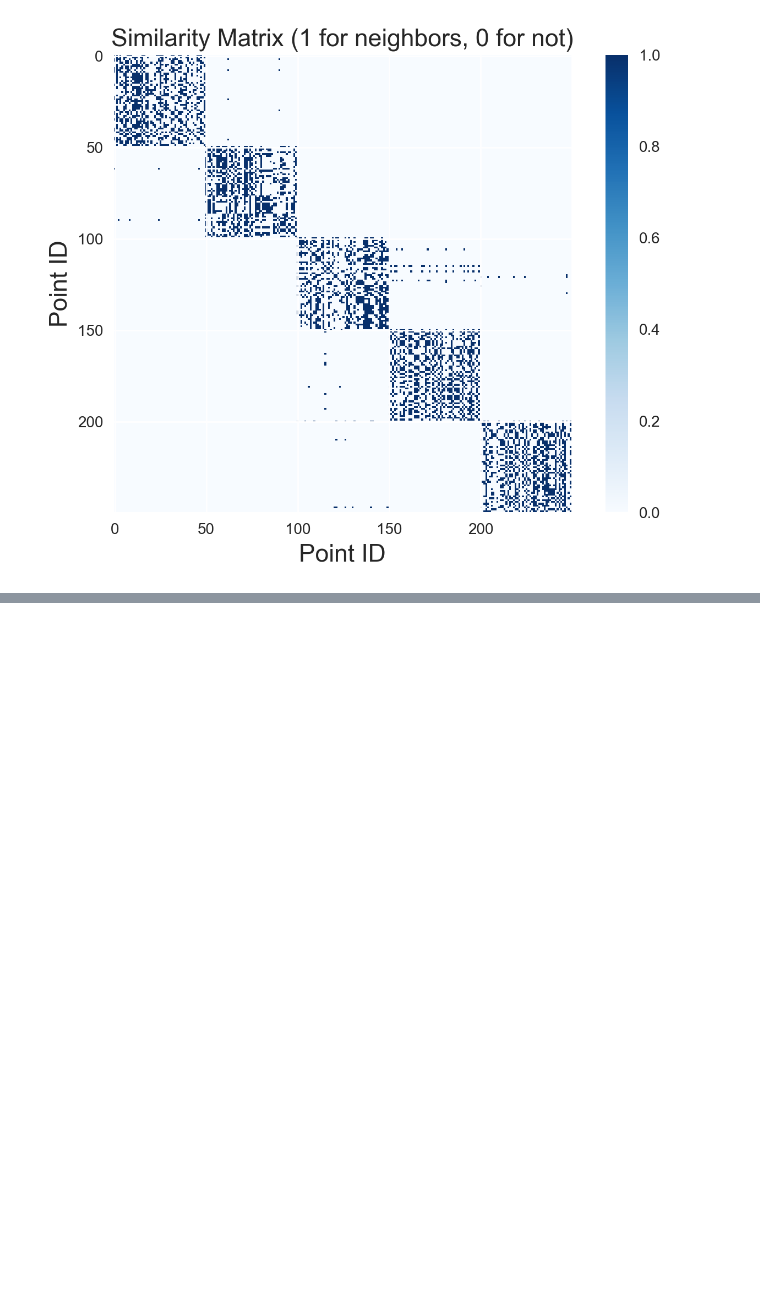
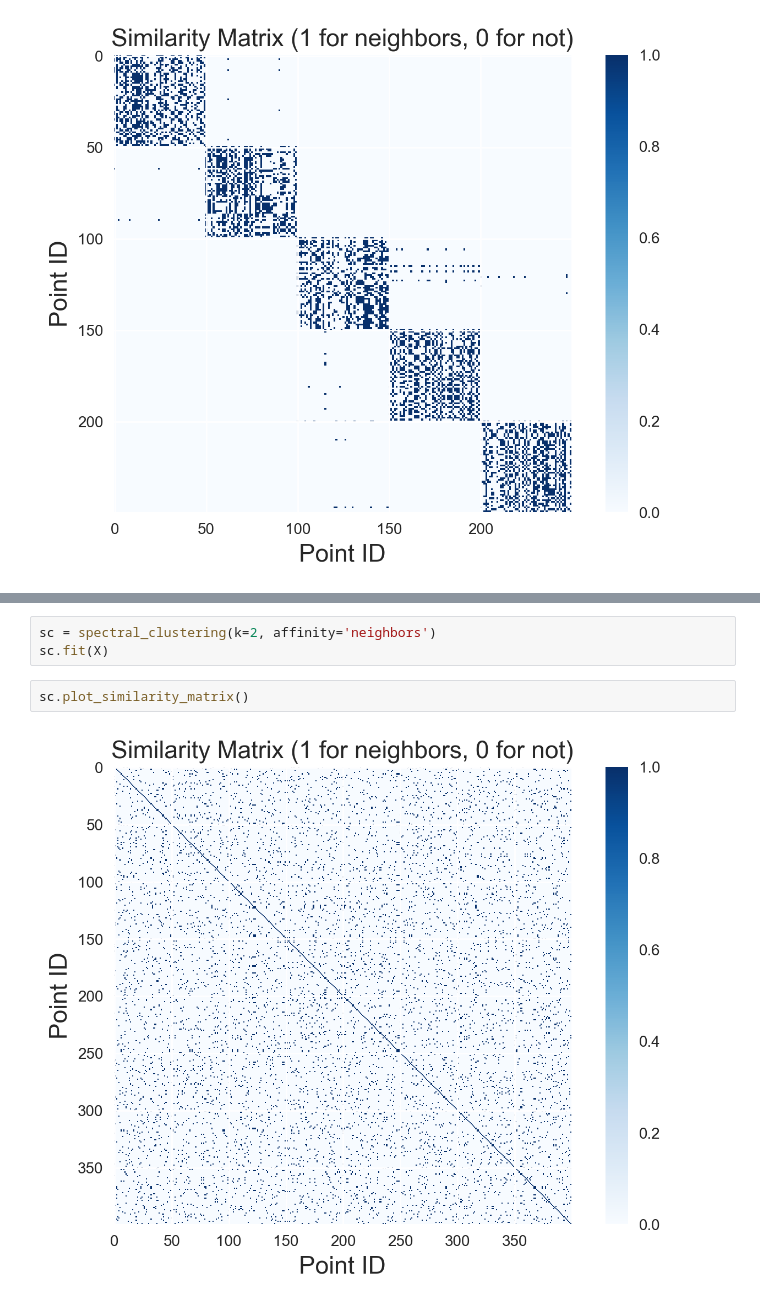
Before and after one commit to ZWMiller/machine_learning_from_scratch, a Jupyter notebook: notebooks/clustering/spectral_clustering.ipynb, the cells around one changed output, grey strips where cells are left out. Drawn from its saved outputs; the diff is of its cells as text; blank space fills up the shorter version.

Commit message:
update spectral clustering nb

```diff
--- a/notebooks/clustering/spectral_clustering.ipynb
+++ b/notebooks/clustering/spectral_clustering.ipynb
@@ -167,0 +200,7 @@ sc.plot_similarity_matrix()
+# %%
+sc = spectral_clustering(k=2, affinity='neighbors')
+sc.fit(X)
+# %%
+sc.plot_similarity_matrix()
+# %% [output]
+[figure, added]
```
Also changed, not shown: parts of 8 cells of this notebook.
